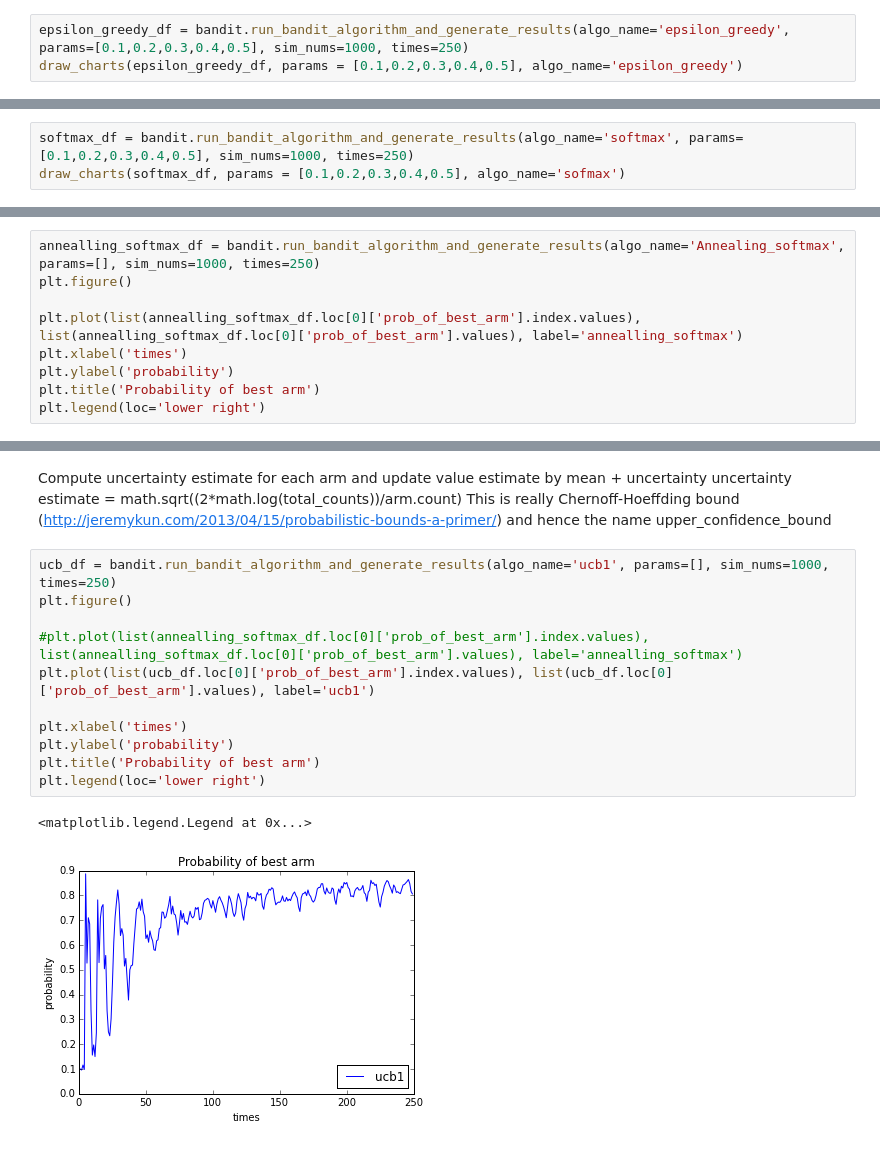
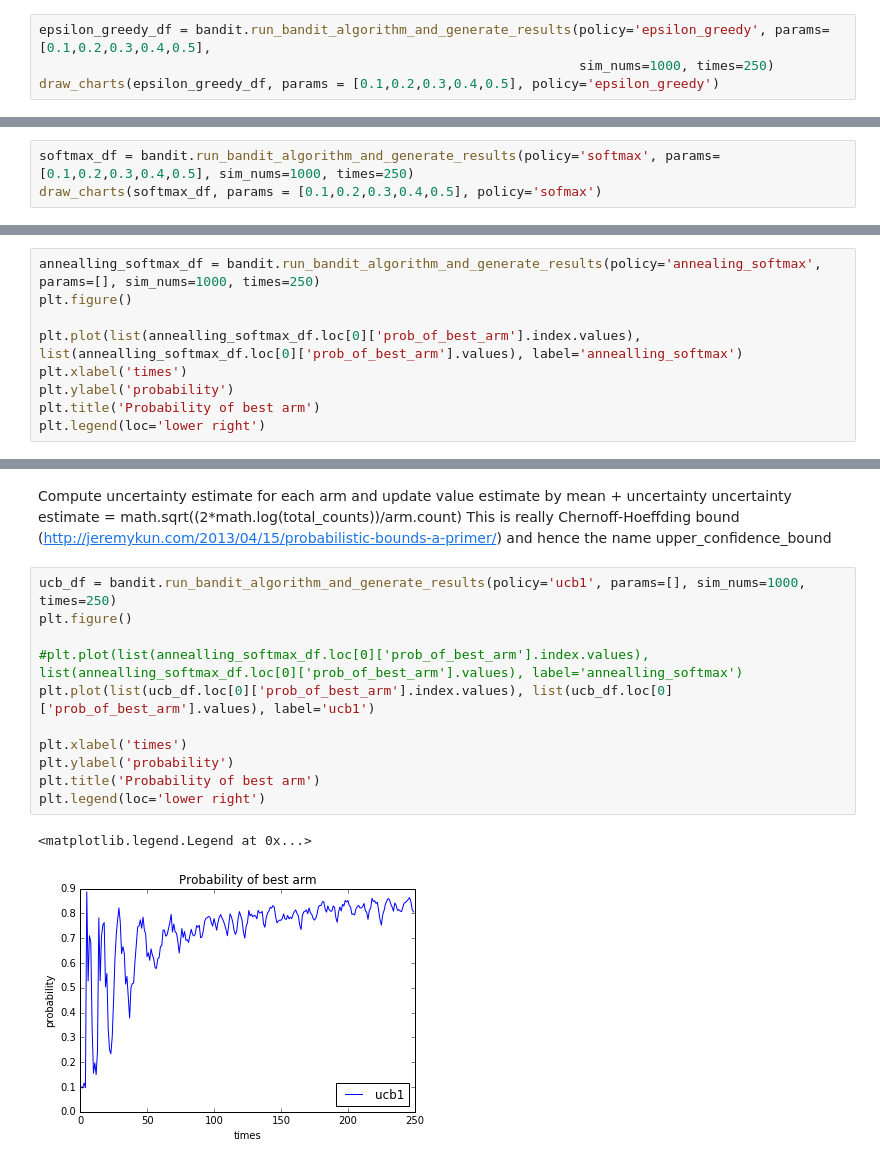
Before and after one commit to atuljosh/machine_learning_notes, a Jupyter notebook: bandits/multi_arm_bandit_notes.ipynb, the cells around one changed output, grey strips where cells are left out. Drawn from its saved outputs; the diff is of its cells as text.

```diff
--- a/bandits/multi_arm_bandit_notes.ipynb
+++ b/bandits/multi_arm_bandit_notes.ipynb
@@ -56,6 +57,7 @@ def draw_charts(result_df, params, algo_name):
     plt.title('Probability of best arm')
     plt.legend(loc='lower right')
 # %%
-epsilon_greedy_df = bandit.run_bandit_algorithm_and_generate_results(algo_name='epsilon_greedy', params=[0.1,0.2,0.3,0.4,0.5], sim_nums=1000, times=250)
-draw_charts(epsilon_greedy_df, params = [0.1,0.2,0.3,0.4,0.5], algo_name='epsilon_greedy')
+epsilon_greedy_df = bandit.run_bandit_algorithm_and_generate_results(policy='epsilon_greedy', params=[0.1,0.2,0.3,0.4,0.5],
+                                                                     sim_nums=1000, times=250)
+draw_charts(epsilon_greedy_df, params = [0.1,0.2,0.3,0.4,0.5], policy='epsilon_greedy')
 # %% [output]
@@ -66,6 +68,6 @@ draw_charts(epsilon_greedy_df, params = [0.1,0.2,0.3,0.4,0.5], algo_name='epsilo
 Proportional sampling - https://en.wikipedia.org/wiki/Fitness_proportionate_selection
 For arm selection this algorithm chooses proportional sampling (proportional to value estimate)
 # %%
-softmax_df = bandit.run_bandit_algorithm_and_generate_results(algo_name='softmax', params=[0.1,0.2,0.3,0.4,0.5], sim_nums=1000, times=250)
-draw_charts(softmax_df, params = [0.1,0.2,0.3,0.4,0.5], algo_name='sofmax')
+softmax_df = bandit.run_bandit_algorithm_and_generate_results(policy='softmax', params=[0.1,0.2,0.3,0.4,0.5], sim_nums=1000, times=250)
+draw_charts(softmax_df, params = [0.1,0.2,0.3,0.4,0.5], policy='sofmax')
 # %% [output]
@@ -73,7 +75,7 @@ draw_charts(softmax_df, params = [0.1,0.2,0.3,0.4,0.5], algo_name='sofmax')
 # %% [markdown]
 # Algorithm 3 - Softmax with anealling
 # %%
-annealling_softmax_df = bandit.run_bandit_algorithm_and_generate_results(algo_name='Annealing_softmax', params=[], sim_nums=1000, times=250)
+annealling_softmax_df = bandit.run_bandit_algorithm_and_generate_results(policy='annealing_softmax', params=[], sim_nums=1000, times=250)
 plt.figure()
 
 plt.plot(list(annealling_softmax_df.loc[0]['prob_of_best_arm'].index.values), list(annealling_softmax_df.loc[0]['prob_of_best_arm'].values), label='annealling_softmax')
@@ -92,16 +94,16 @@ uncertainty estimate = math.sqrt((2*math.log(total_counts))/arm.count)
 This is really Chernoff-Hoeffding bound (http://jeremykun.com/2013/04/15/probabilistic-bounds-a-primer/)
 and hence the name upper_confidence_bound
 # %%
-ucb_df = bandit.run_bandit_algorithm_and_generate_results(algo_name='ucb1', params=[], sim_nums=1000, times=250)
+ucb_df = bandit.run_bandit_algorithm_and_generate_results(policy='ucb1', params=[], sim_nums=1000, times=250)
 plt.figure()
 
 #plt.plot(list(annealling_softmax_df.loc[0]['prob_of_best_arm'].index.values), list(annealling_softmax_df.loc[0]['prob_of_best_arm'].values), label='annealling_softmax')
 plt.plot(list(ucb_df.loc[0]['prob_of_best_arm'].index.values), list(ucb_df.loc[0]['prob_of_best_arm'].values), label='ucb1')
 
 plt.xlabel('times')
 plt.ylabel('probability')
 plt.title('Probability of best arm')
 plt.legend(loc='lower right')
 # %% [output]
 <matplotlib.legend.Legend at 0x...>
-[figure, old version]
+[figure, new version]
```
Also changed, not shown: parts of 6 cells of this notebook, 7 other files.
